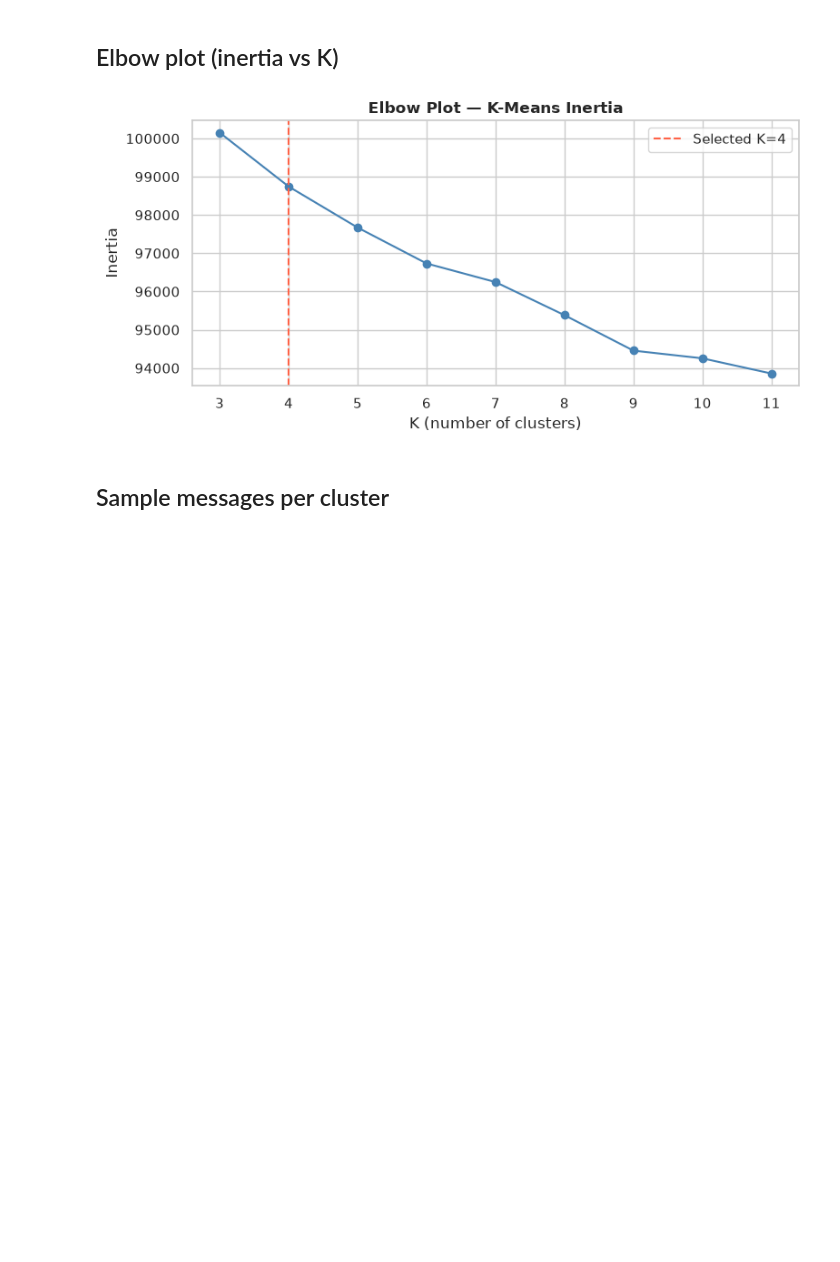
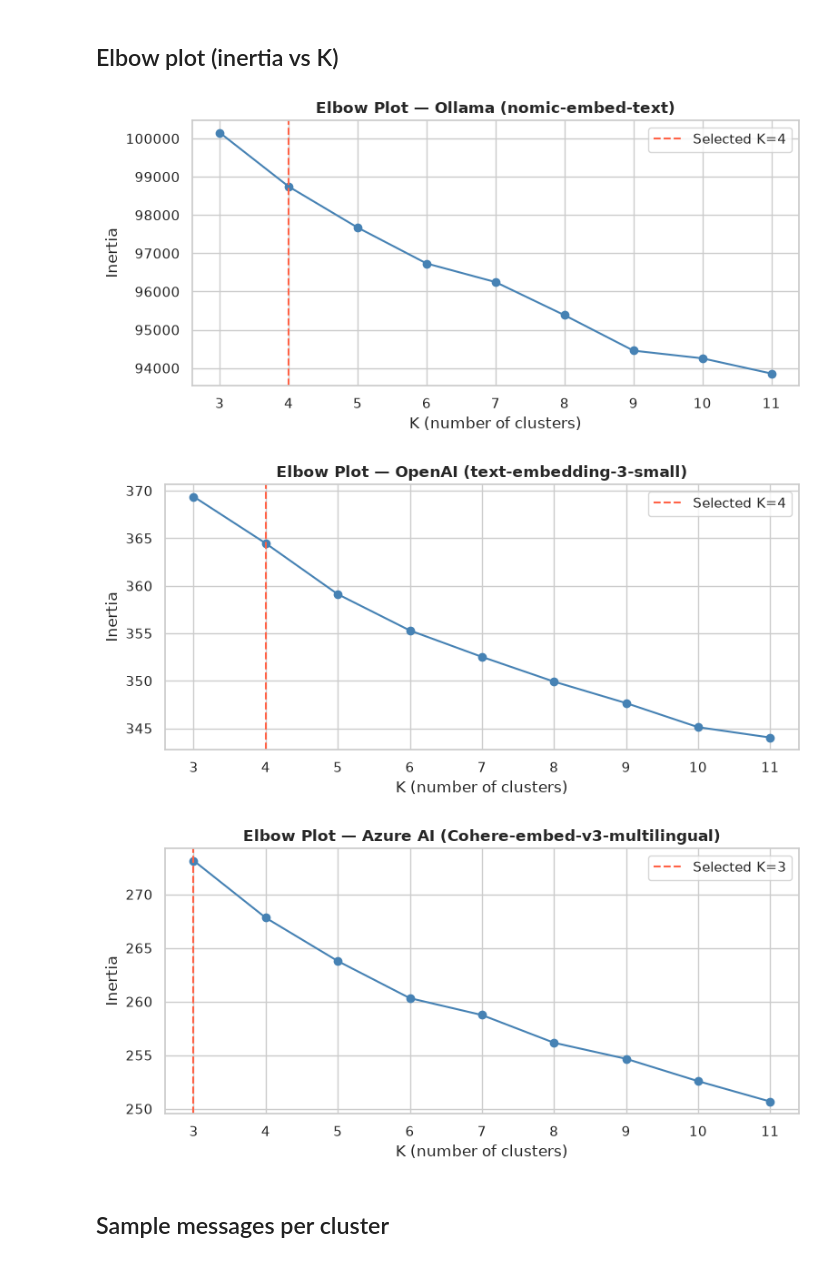
Before and after one commit to oliver-zehentleitner/a1-ai-expert-case-study, a Jupyter notebook: docs/_downloads/a9eaab869a15a0d1c828a647833dfce4/05_semantic_clustering.ipynb, the cells around one changed output. Drawn from its saved outputs; the diff is of its cells as text; code cells hidden in the pictures; blank space fills up the shorter version.

```diff
--- a/docs/_downloads/a9eaab869a15a0d1c828a647833dfce4/05_semantic_clustering.ipynb
+++ b/docs/_downloads/a9eaab869a15a0d1c828a647833dfce4/05_semantic_clustering.ipynb
@@ -102,5 +97,0 @@ Sample: 500 messages  (433 ham / 67 spam)
-# %%
-clusterer = SemanticClusterer(provider)   # n_clusters=None → auto K via silhouette
-result    = clusterer.fit(sample_texts, k_range=range(3, 12))
-
-print(result.summary())
@@ -109,12 +184,13 @@ print(result.summary())
 # %% [markdown]
 ## Cluster visualisation (UMAP → 2D)
 # %%
-fig = plot_clusters_2d(
-    result.embeddings_2d,
-    result.labels,
-    sample_texts,
-    title=f"Semantic Clusters — {PROVIDER} embeddings (UMAP 2D)",
-)
-display(fig)
-save_figure(fig, OUTPUTS / "05_semantic_clusters.png")
+for pname, r in results.items():
+    fig = plot_clusters_2d(
+        r.embeddings_2d,
+        r.labels,
+        sample_texts,
+        title=f"Semantic Clusters — {PROVIDER_LABELS[pname]} (UMAP 2D)",
+    )
+    display(fig)
+    save_figure(fig, OUTPUTS / f"05_semantic_clusters_{pname}.png")
 # %% [output]
@@ -122,23 +200,27 @@ save_figure(fig, OUTPUTS / "05_semantic_clusters.png")
 # %% [markdown]
 ## Elbow plot (inertia vs K)
 # %%
-if result.inertias:
-    import matplotlib.pyplot as plt
+import matplotlib.pyplot as plt
 
+for pname, r in results.items():
+    if not r.inertias:
+        continue
     fig, ax = plt.subplots(figsize=(8, 4))
-    k_vals = list(range(3, 3 + len(result.inertias)))
-    ax.plot(k_vals, result.inertias, marker="o", color="steelblue")
-    ax.axvline(result.n_clusters, color="tomato", linestyle="--",
-               label=f"Selected K={result.n_clusters}")
+    k_vals = list(range(3, 3 + len(r.inertias)))
+    ax.plot(k_vals, r.inertias, marker="o", color="steelblue")
+    ax.axvline(r.n_clusters, color="tomato", linestyle="--",
+               label=f"Selected K={r.n_clusters}")
     ax.set_xlabel("K (number of clusters)")
     ax.set_ylabel("Inertia")
-    ax.set_title("Elbow Plot — K-Means Inertia", fontweight="bold")
+    ax.set_title(f"Elbow Plot — {PROVIDER_LABELS[pname]}", fontweight="bold")
     ax.legend()
     plt.tight_layout()
     display(fig)
-    save_figure(fig, OUTPUTS / "05_elbow_plot.png")
+    save_figure(fig, OUTPUTS / f"05_elbow_plot_{pname}.png")
 # %% [output]
-[figure, old version]
+[figure, new version]
+[figure, added]
+[figure, added]
 # %% [markdown]
 ## Sample messages per cluster
 # %%
```
Also changed, not shown: parts of 11 cells of this notebook, 28 other files.
